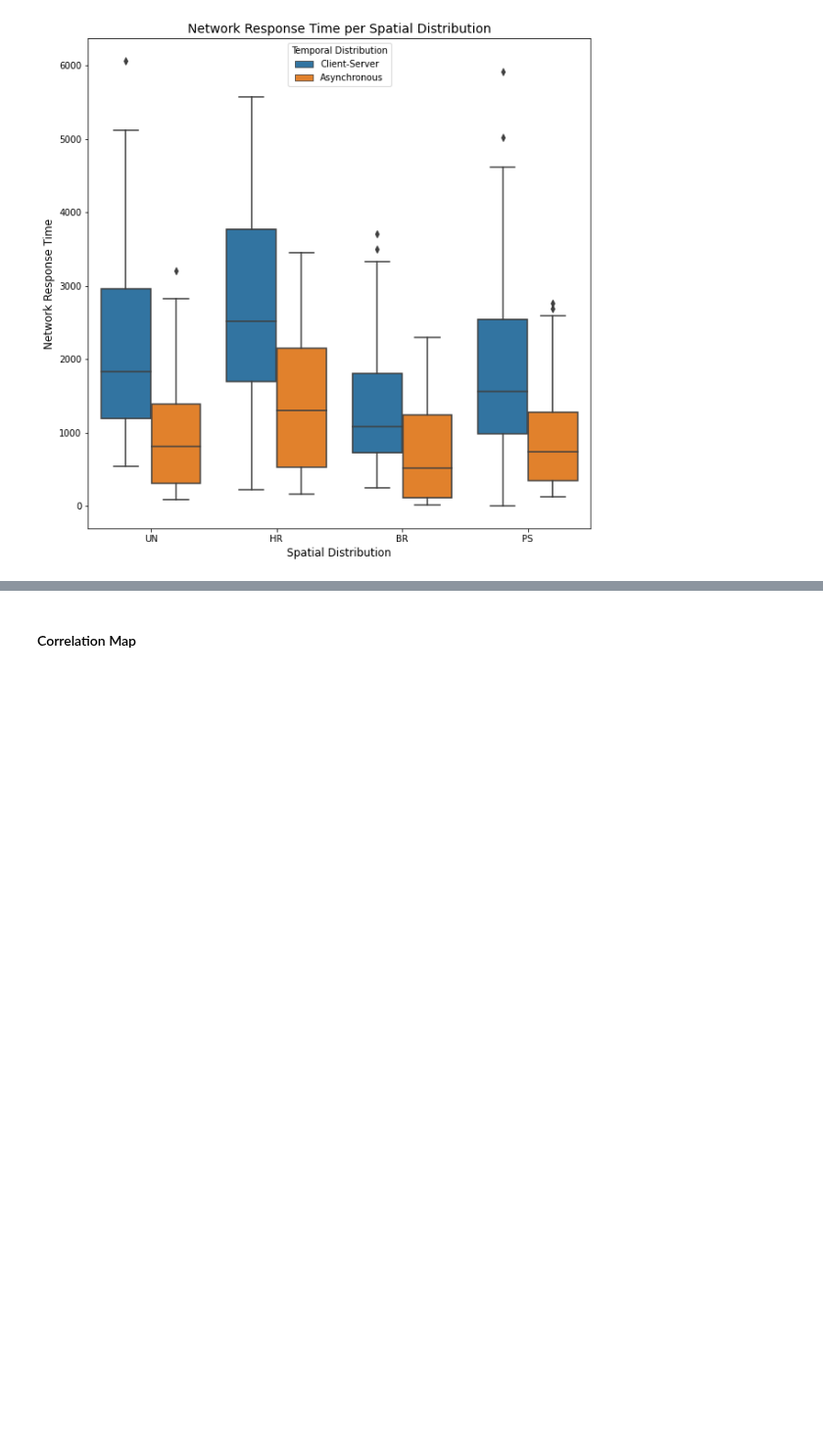
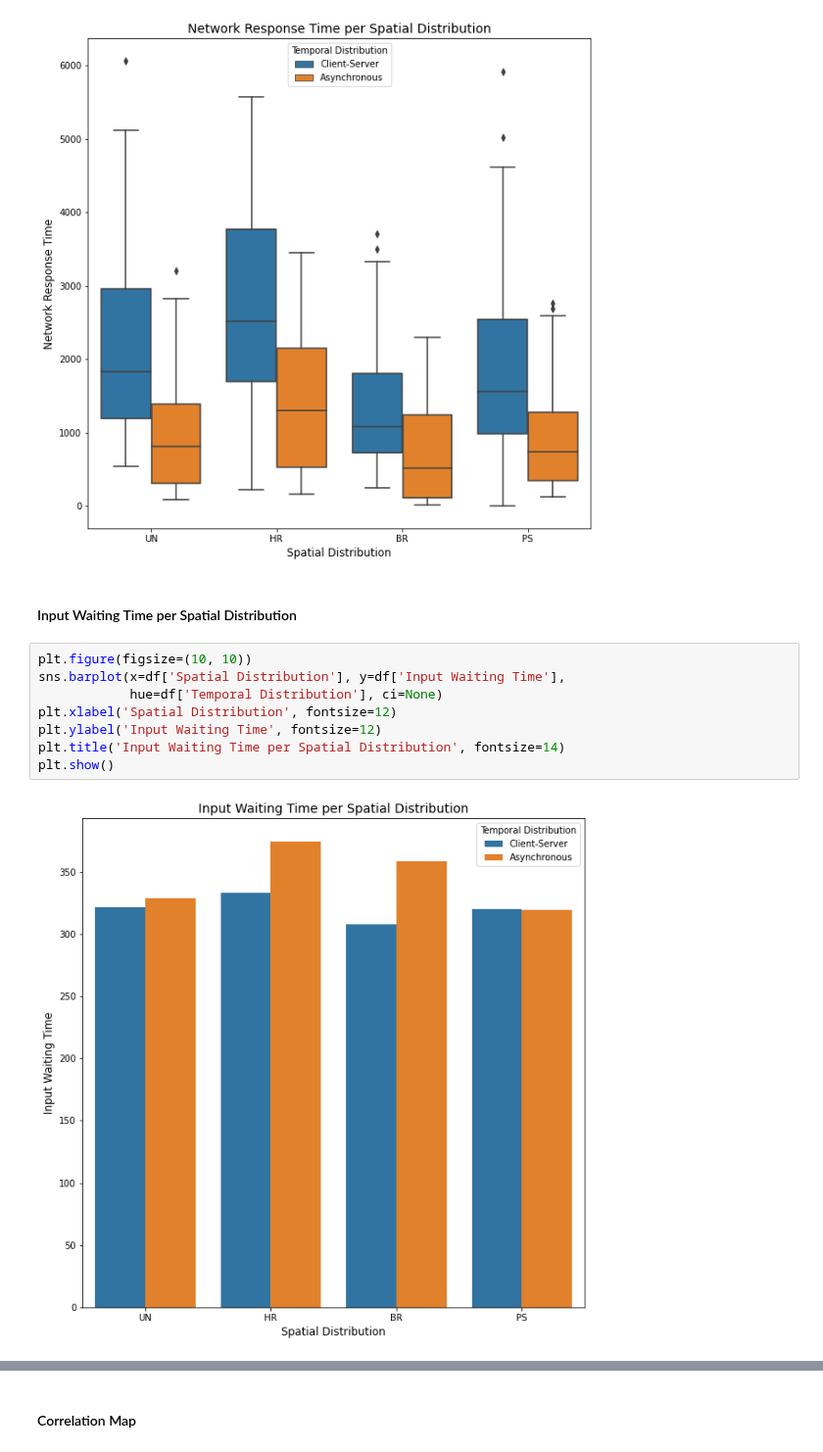
Before and after one commit to MarkLee7925/Optical-Interconnection-Network, a Jupyter notebook: DNN/Optical_DNN_original.ipynb, the cells around one changed output, grey strips where cells are left out. Shown at 98% size. Drawn from its saved outputs; the diff is of its cells as text; blank space fills up the shorter version.

```diff
--- a/DNN/Optical_DNN_original.ipynb
+++ b/DNN/Optical_DNN_original.ipynb
@@ -183,3 +193,15 @@ plt.title('Network Response Time per Spatial Distribution', fontsize=14)
 plt.show()
 # %% [output]
 [figure]
+# %% [markdown]
+#### Input Waiting Time per Spatial Distribution
+# %%
+plt.figure(figsize=(10, 10))
+sns.barplot(x=df['Spatial Distribution'], y=df['Input Waiting Time'],
+            hue=df['Temporal Distribution'], ci=None)
+plt.xlabel('Spatial Distribution', fontsize=12)
+plt.ylabel('Input Waiting Time', fontsize=12)
+plt.title('Input Waiting Time per Spatial Distribution', fontsize=14)
+plt.show()
+# %% [output]
+[figure, added]
```
Also changed, not shown: parts of 6 cells of this notebook.
